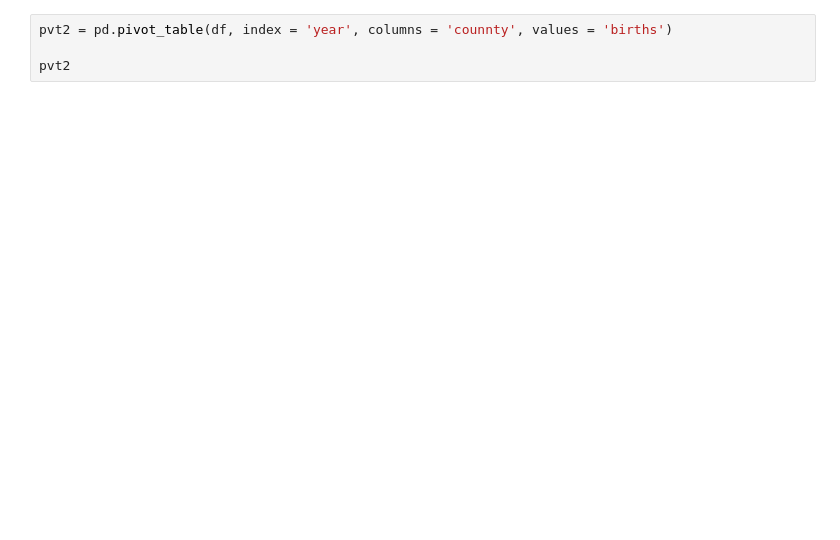
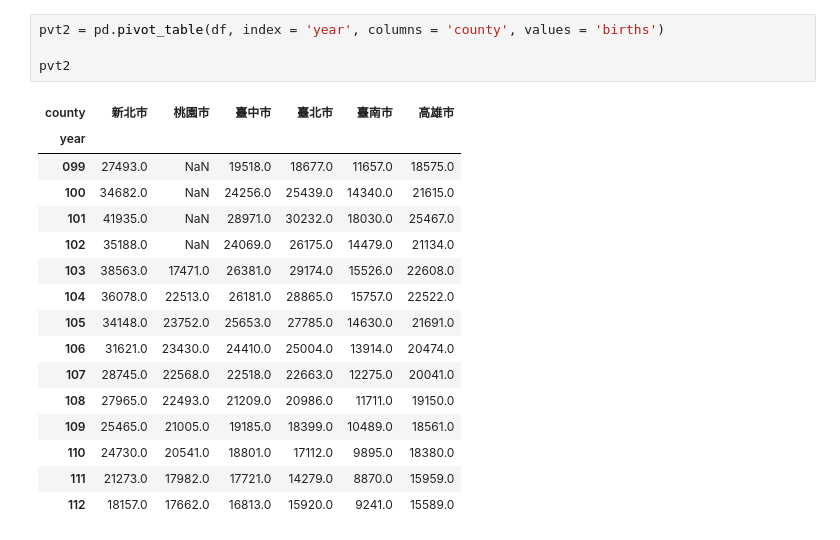
Before and after one commit to chia-yu0225/work, a Jupyter notebook: EX03_06_出生人口數.ipynb, the cells around one changed output. Saved outputs shown, nothing was run; the diff lists cells and outputs as text; blank space fills up the shorter version.

```diff
--- a/EX03_06_出生人口數.ipynb
+++ b/EX03_06_出生人口數.ipynb
@@ -41,6 +102,23 @@ sns.lineplot(data=pvt1)
 # %%
-pvt2 = pd.pivot_table(df, index = 'year', columns = 'counnty', values = 'births')
+pvt2 = pd.pivot_table(df, index = 'year', columns = 'county', values = 'births')
 
 pvt2
+# %% [output]
+| county | 新北市 | 桃園市 | 臺中市 | 臺北市 | 臺南市 | 高雄市 |
+| year |  |  |  |  |  |  |
+| 099 | 27493.0 | NaN | 19518.0 | 18677.0 | 11657.0 | 18575.0 |
+| 100 | 34682.0 | NaN | 24256.0 | 25439.0 | 14340.0 | 21615.0 |
+| 101 | 41935.0 | NaN | 28971.0 | 30232.0 | 18030.0 | 25467.0 |
+| 102 | 35188.0 | NaN | 24069.0 | 26175.0 | 14479.0 | 21134.0 |
+| 103 | 38563.0 | 17471.0 | 26381.0 | 29174.0 | 15526.0 | 22608.0 |
+| 104 | 36078.0 | 22513.0 | 26181.0 | 28865.0 | 15757.0 | 22522.0 |
+| 105 | 34148.0 | 23752.0 | 25653.0 | 27785.0 | 14630.0 | 21691.0 |
+| 106 | 31621.0 | 23430.0 | 24410.0 | 25004.0 | 13914.0 | 20474.0 |
+| 107 | 28745.0 | 22568.0 | 22518.0 | 22663.0 | 12275.0 | 20041.0 |
+| 108 | 27965.0 | 22493.0 | 21209.0 | 20986.0 | 11711.0 | 19150.0 |
+| 109 | 25465.0 | 21005.0 | 19185.0 | 18399.0 | 10489.0 | 18561.0 |
+| 110 | 24730.0 | 20541.0 | 18801.0 | 17112.0 | 9895.0 | 18380.0 |
+| 111 | 21273.0 | 17982.0 | 17721.0 | 14279.0 | 8870.0 | 15959.0 |
+| 112 | 18157.0 | 17662.0 | 16813.0 | 15920.0 | 9241.0 | 15589.0 |
 # %%
 sns.lineplot(data=pvt2)
```
Also changed, not shown: parts of 9 cells of this notebook.
